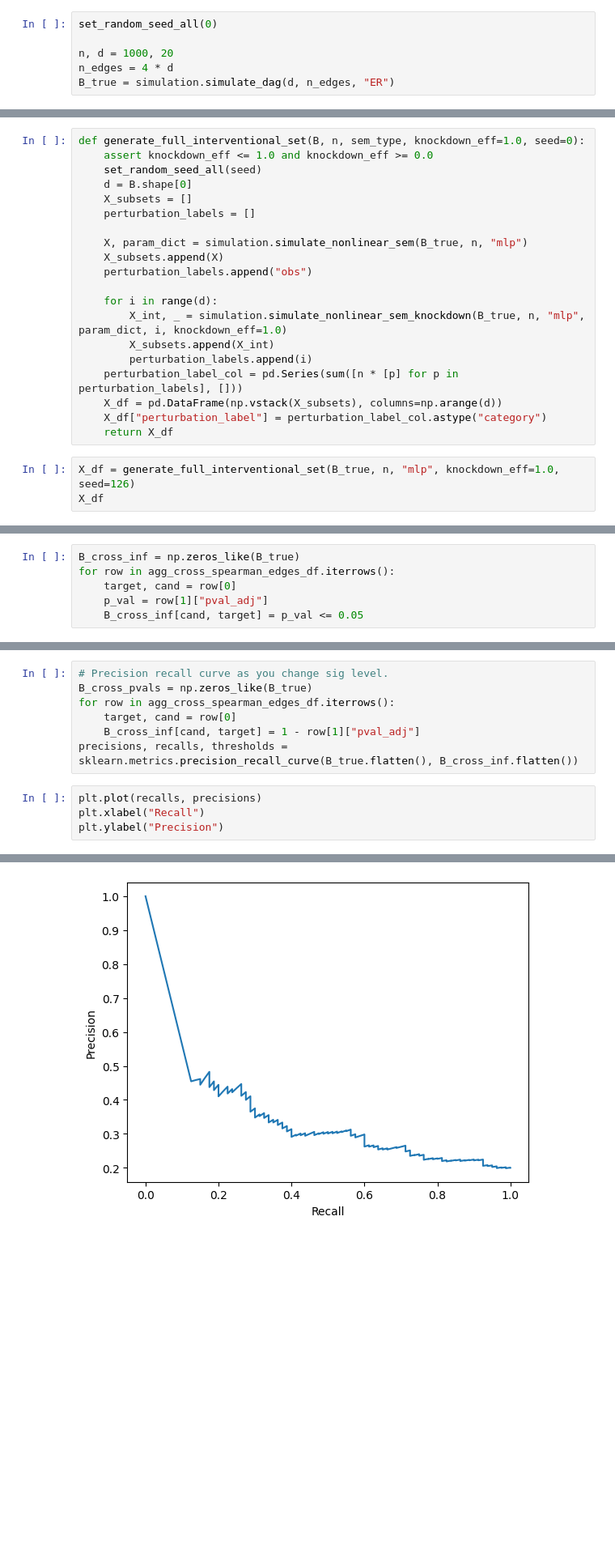
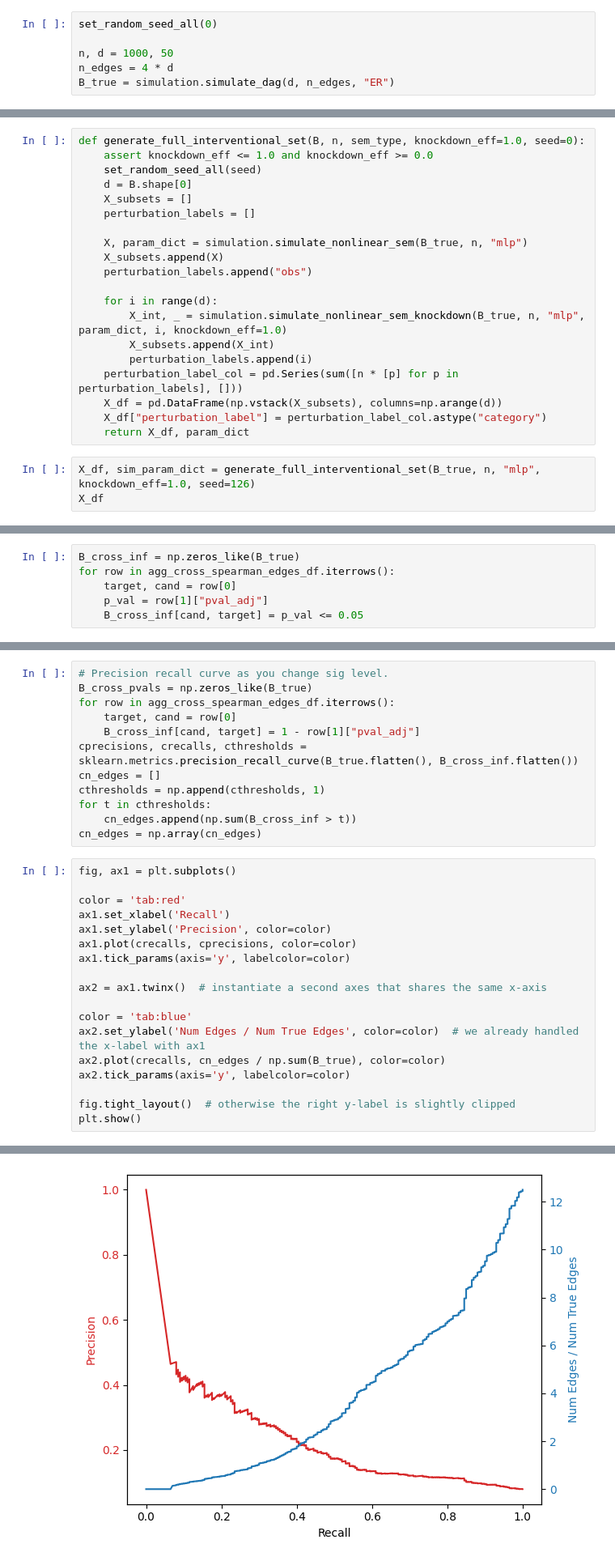
Before and after one commit to azizilab/sdcd, a Jupyter notebook: notebooks/causal_prescreen.ipynb, the cells around one changed output, grey strips where cells are left out. Shown at 81% size. Cells and saved outputs as stored; diff of their text form; blank space fills up the shorter version.

```diff
--- a/notebooks/causal_prescreen.ipynb
+++ b/notebooks/causal_prescreen.ipynb
@@ -18,7 +18,7 @@ from utils import set_random_seed_all, print_graph_from_weights
 # %%
 set_random_seed_all(0)
 
-n, d = 1000, 20
+n, d = 1000, 50
 n_edges = 4 * d
 B_true = simulation.simulate_dag(d, n_edges, "ER")
 # %%
@@ -45,9 +45,9 @@ def generate_full_interventional_set(B, n, sem_type, knockdown_eff=1.0, seed=0):
     perturbation_label_col = pd.Series(sum([n * [p] for p in perturbation_labels], []))
     X_df = pd.DataFrame(np.vstack(X_subsets), columns=np.arange(d))
     X_df["perturbation_label"] = perturbation_label_col.astype("category")
-    return X_df
+    return X_df, param_dict
 # %%
-X_df = generate_full_interventional_set(B_true, n, "mlp", knockdown_eff=1.0, seed=126)
+X_df, sim_param_dict = generate_full_interventional_set(B_true, n, "mlp", knockdown_eff=1.0, seed=126)
 X_df
 # %% [output]
 |  | 0 | 1 | 2 | 3 | 4 | 5 | 6 | 7 | 8 | 9 | ... | ... |
@@ -326,9 +393,28 @@ B_cross_pvals = np.zeros_like(B_true)
 for row in agg_cross_spearman_edges_df.iterrows():
     target, cand = row[0]
     B_cross_inf[cand, target] = 1 - row[1]["pval_adj"]
-precisions, recalls, thresholds = sklearn.metrics.precision_recall_curve(B_true.flatten(), B_cross_inf.flatten())
+cprecisions, crecalls, cthresholds = sklearn.metrics.precision_recall_curve(B_true.flatten(), B_cross_inf.flatten())
+cn_edges = []
+cthresholds = np.append(cthresholds, 1)
+for t in cthresholds:
+    cn_edges.append(np.sum(B_cross_inf > t))
+cn_edges = np.array(cn_edges)
 # %%
-plt.plot(recalls, precisions)
-plt.xlabel("Recall")
-plt.ylabel("Precision")
+fig, ax1 = plt.subplots()
+
+color = 'tab:red'
+ax1.set_xlabel('Recall')
+ax1.set_ylabel('Precision', color=color)
+ax1.plot(crecalls, cprecisions, color=color)
+ax1.tick_params(axis='y', labelcolor=color)
+
+ax2 = ax1.twinx()  # instantiate a second axes that shares the same x-axis
+
+color = 'tab:blue'
+ax2.set_ylabel('Num Edges / Num True Edges', color=color)  # we already handled the x-label with ax1
+ax2.plot(crecalls, cn_edges / np.sum(B_true), color=color)
+ax2.tick_params(axis='y', labelcolor=color)
+
+fig.tight_layout()  # otherwise the right y-label is slightly clipped
+plt.show()
 # %% [output]
@@ -336 +421 @@ Text(0, 0.5, 'Precision')
-[figure, old version]
+[figure, new version]
```
Also changed, not shown: parts of 28 cells of this notebook, 2 other files.
